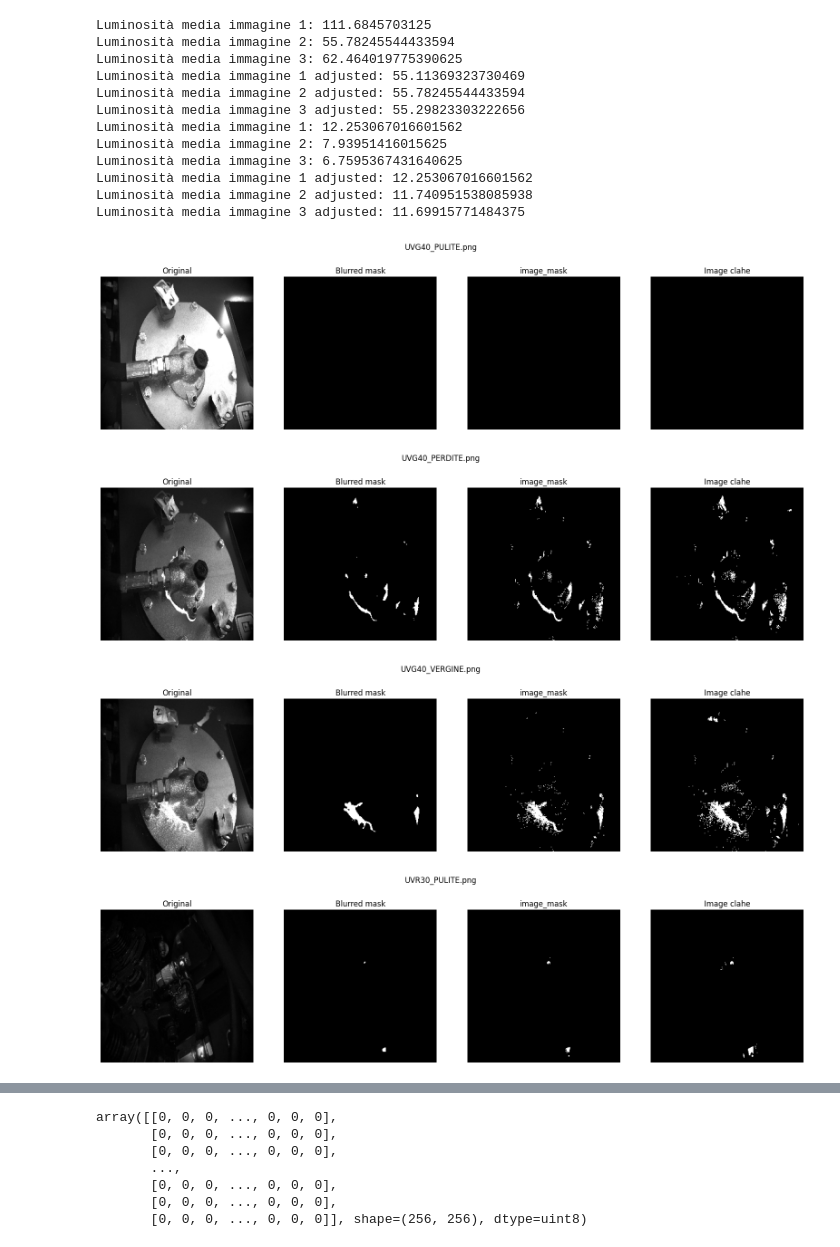
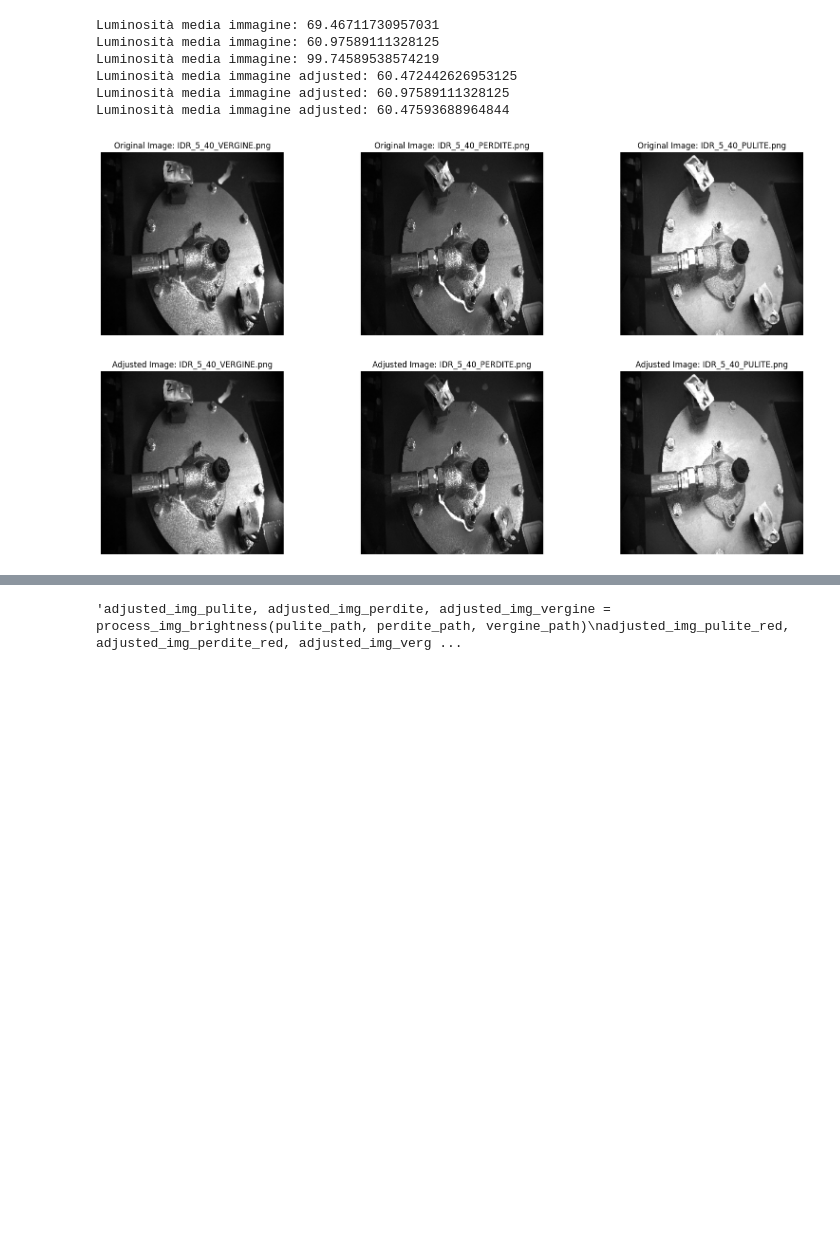
Before and after one commit to reus702/oilSpotRecognition, a Jupyter notebook: AnalisiPrepreprocessing.ipynb, the cells around one changed output, grey strips where cells are left out. Saved outputs shown, nothing was run; the diff lists cells and outputs as text; code cells hidden in the pictures; blank space fills up the shorter version.

Commit message:
Adjust image brightness

```diff
--- a/AnalisiPrepreprocessing.ipynb
+++ b/AnalisiPrepreprocessing.ipynb
@@ -119,44 +112,48 @@ def process_and_display_image(image_path, image):
 
     return image_mask
 # %%
-from pathlib import Path
-
 # Carica le due immagini (modifica i percorsi dei file)
 '''img_pulite = cv2.imread('drive/MyDrive/Lavoro/Progetti/SHED/datasetSuddiviso/UV50/PULITE.png', cv2.IMREAD_GRAYSCALE)
 img_perdite = cv2.imread('drive/MyDrive/Lavoro/Progetti/SHED/datasetSuddiviso/UV50/PERDITE.png', cv2.IMREAD_GRAYSCALE)''' # TODO CAMBIATO
 
-pulite_path = Path('/Users/filipporeucci/oilSpotRecognition/datasetSuddiviso/UVG40/UVG40_PULITE.png')
+'''pulite_path = Path('/Users/filipporeucci/oilSpotRecognition/datasetSuddiviso/UVG40/UVG40_PULITE.png')
 perdite_path = Path('/Users/filipporeucci/oilSpotRecognition/datasetSuddiviso/UVG40/UVG40_PERDITE.png')
 vergine_path = Path('/Users/filipporeucci/oilSpotRecognition/datasetSuddiviso/UVG40/UVG40_VERGINE.png')
 
 pulite_path_red = Path('/Users/filipporeucci/oilSpotRecognition/datasetSuddivisoUvRed/UVR30/UVR30_PULITE.png')
 perdite_path_red = Path('/Users/filipporeucci/oilSpotRecognition/datasetSuddivisoUvRed/UVR30/UVR30_PERDITE.png')
-vergine_path_red = Path('/Users/filipporeucci/oilSpotRecognition/datasetSuddivisoUvRed/UVR30/UVR30_VERGINE.png')
+vergine_path_red = Path('/Users/filipporeucci/oilSpotRecognition/datasetSuddivisoUvRed/UVR30/UVR30_VERGINE.png')'''
 
-adjusted_img_pulite, adjusted_img_perdite, adjusted_img_vergine = process_img_brightness(pulite_path, perdite_path, vergine_path)
+def main():
+        folder_path = "prova/"
+        if not (os.path.exists(folder_path)):
+                print("Specified folder does not exist.")
+                return None
+        subfolders = [f for f in os.listdir(folder_path) if os.path.isdir(os.path.join(folder_path, f))]
+
+        for subfolder in subfolders:
+                subfolder_path = os.path.join(folder_path,subfolder)
+                image_files = [f for f in os.listdir(subfolder_path) if f.lower().endswith(('png', 'tiff'))]
+                if image_files:
+                        adjusted_images = process_img_brightness(subfolder_path,image_files) # Function to adjust brightness of each image
+
+main()
+'''adjusted_img_pulite, adjusted_img_perdite, adjusted_img_vergine = process_img_brightness(pulite_path, perdite_path, vergine_path)
 adjusted_img_pulite_red, adjusted_img_perdite_red, adjusted_img_vergine_red = process_img_brightness(pulite_path_red, perdite_path_red, vergine_path_red)
 
 process_and_display_image(pulite_path, adjusted_img_pulite)
 process_and_display_image(perdite_path, adjusted_img_perdite)
 process_and_display_image(vergine_path, adjusted_img_vergine)
 
 process_and_display_image(pulite_path_red, adjusted_img_pulite_red)
 process_and_display_image(perdite_path_red, adjusted_img_perdite_red)
-process_and_display_image(vergine_path_red, adjusted_img_vergine_red)
+process_and_display_image(vergine_path_red, adjusted_img_vergine_red)'''
 # %% [output]
-Luminosità media immagine 1: 111.6845703125
-Luminosità media immagine 2: 55.78245544433594
-Luminosità media immagine 3: 62.464019775390625
-Luminosità media immagine 1 adjusted: 55.11369323730469
-Luminosità media immagine 2 adjusted: 55.78245544433594
-Luminosità media immagine 3 adjusted: 55.29823303222656
-Luminosità media immagine 1: 12.253067016601562
-Luminosità media immagine 2: 7.93951416015625
-Luminosità media immagine 3: 6.7595367431640625
-Luminosità media immagine 1 adjusted: 12.253067016601562
-Luminosità media immagine 2 adjusted: 11.740951538085938
-Luminosità media immagine 3 adjusted: 11.69915771484375
+Luminosità media immagine: 69.46711730957031
+Luminosità media immagine: 60.97589111328125
+Luminosità media immagine: 99.74589538574219
+Luminosità media immagine adjusted: 60.472442626953125
+Luminosità media immagine adjusted: 60.97589111328125
+Luminosità media immagine adjusted: 60.47593688964844
-[figure, old version]
+[figure, new version]
-[figure, old version]
+[figure, new version]
-[figure, removed]
-[figure, removed]
@@ -165,7 +160 @@ Luminosità media immagine 3 adjusted: 11.69915771484375
-array([[0, 0, 0, ..., 0, 0, 0],
-       [0, 0, 0, ..., 0, 0, 0],
-       [0, 0, 0, ..., 0, 0, 0],
-       ...,
-       [0, 0, 0, ..., 0, 0, 0],
-       [0, 0, 0, ..., 0, 0, 0],
-       [0, 0, 0, ..., 0, 0, 0]], shape=(256, 256), dtype=uint8)
+'adjusted_img_pulite, adjusted_img_perdite, adjusted_img_vergine = process_img_brightness(pulite_path, perdite_path, vergine_path)\nadjusted_img_pulite_red, adjusted_img_perdite_red, adjusted_img_verg ...
```
Also changed, not shown: parts of 4 cells of this notebook.
